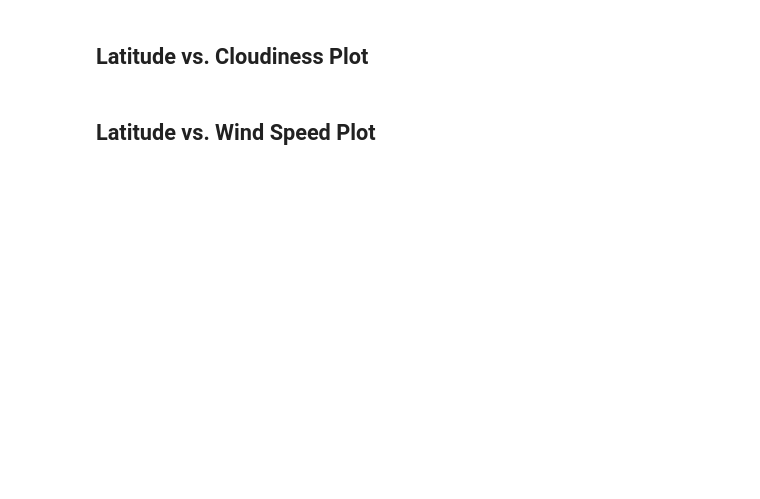
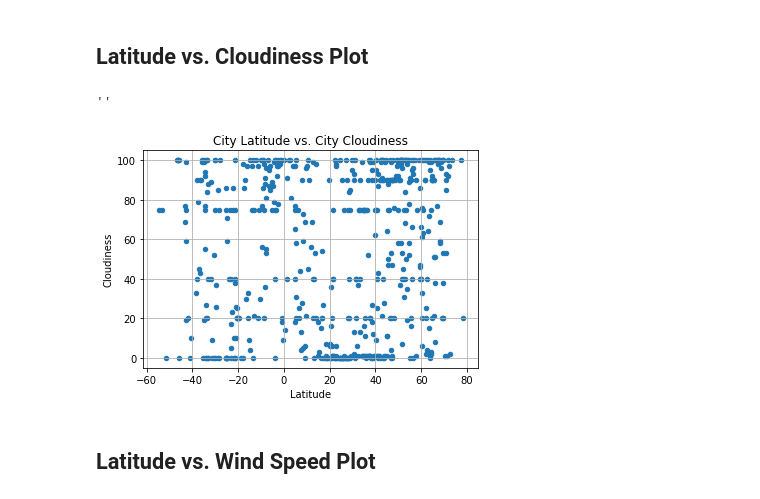
Before and after one commit to michellesimek/python-api-challenge, a Jupyter notebook: Code/WeatherPy.ipynb, the cells around one changed output. Cells and saved outputs as stored; diff of their text form; code cells hidden in the pictures; blank space fills up the shorter version.

```diff
--- a/Code/WeatherPy.ipynb
+++ b/Code/WeatherPy.ipynb
@@ -163,4 +185,15 @@ high_humidity
 # %% [markdown]
 ## Latitude vs. Cloudiness Plot
+# %%
+cities_df.plot.scatter('latitude', 'cloudiness')
+plt.title("City Latitude vs. City Cloudiness")
+plt.xlabel("Latitude")
+plt.ylabel("Cloudiness")
+plt.grid(axis="both")
+plt.savefig("../Images/latitude_vs_cloudiness.png")
+;
+# %% [output]
+''
+[figure, added]
 # %% [markdown]
 ## Latitude vs. Wind Speed Plot
```
Also changed, not shown: parts of 6 cells of this notebook.
